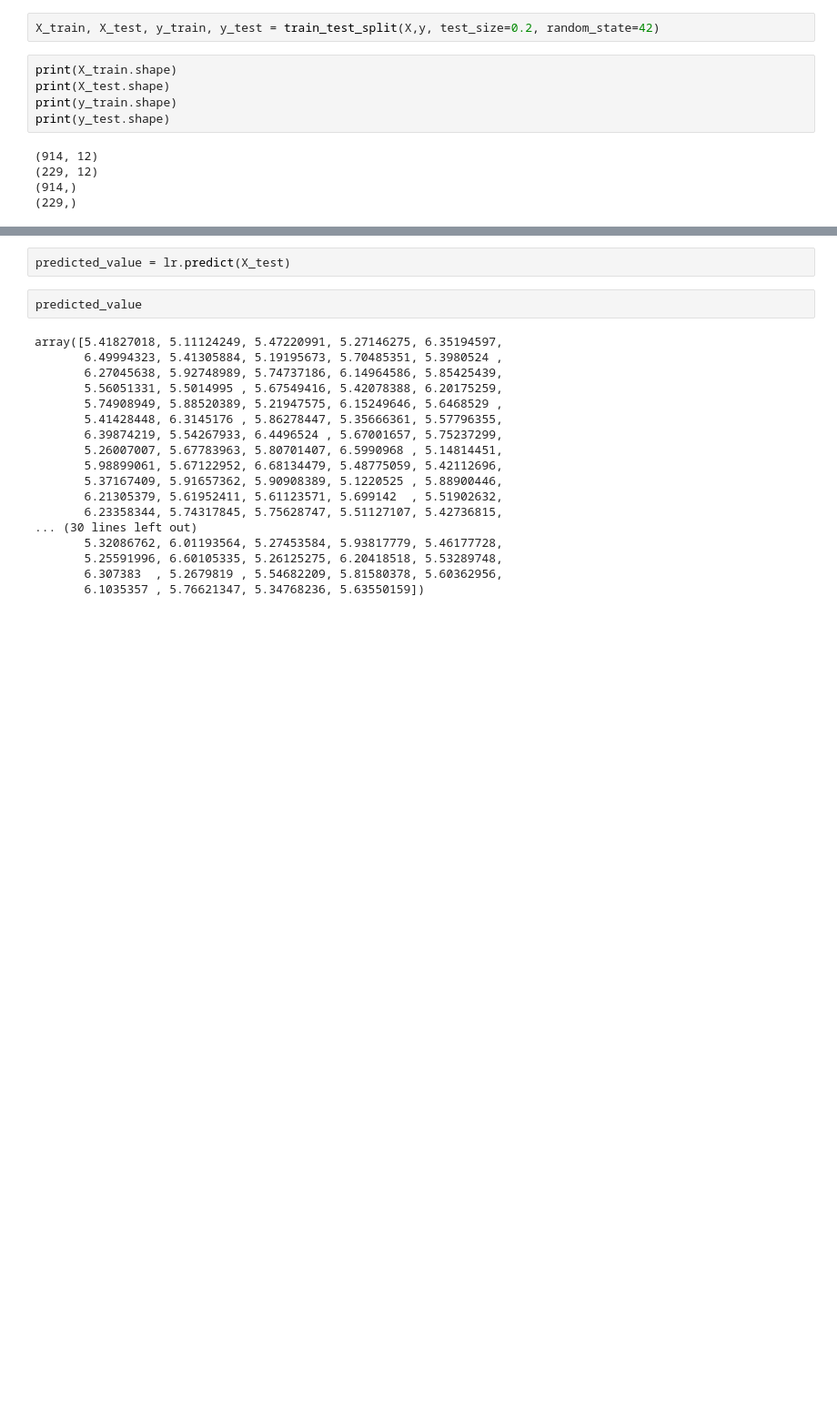
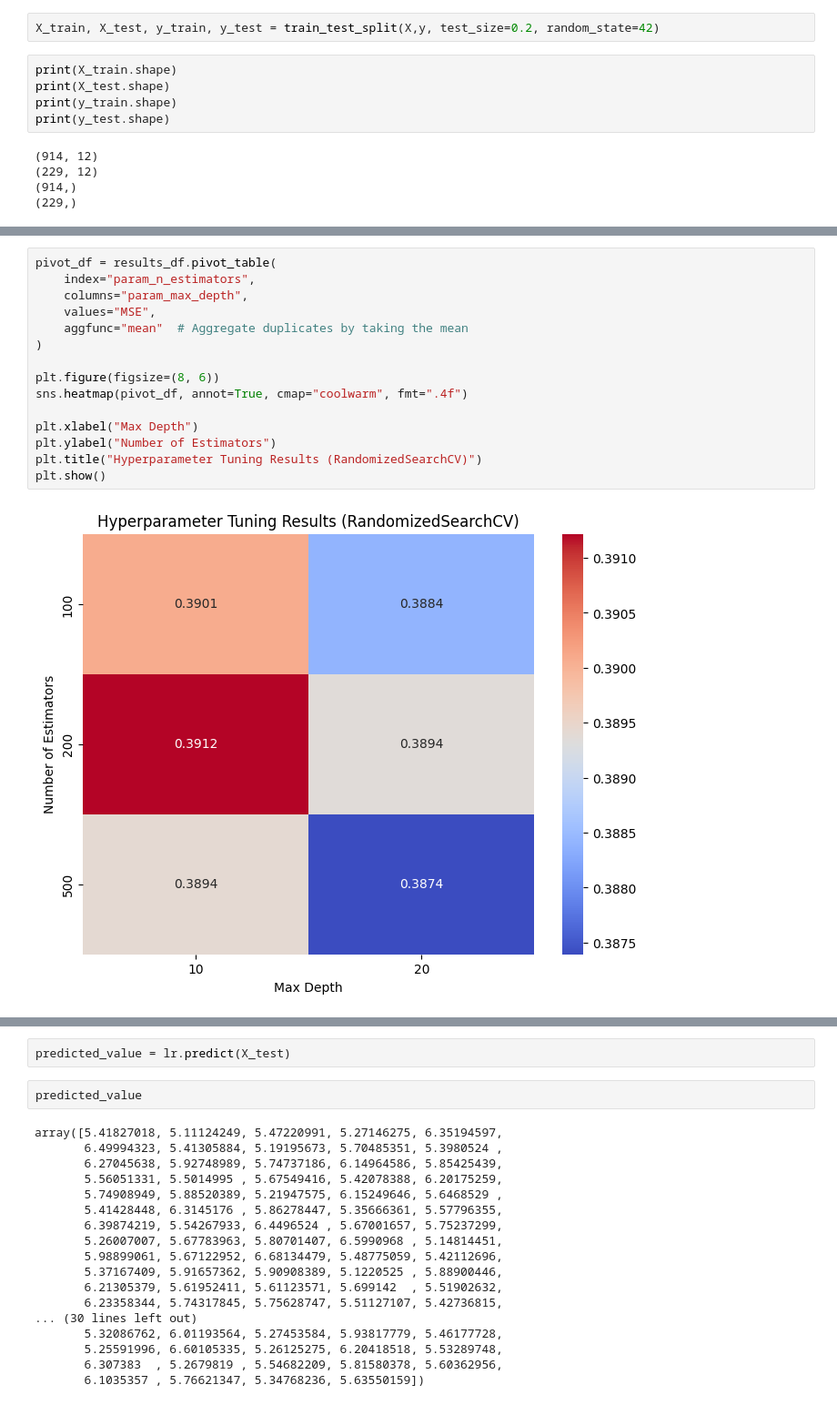
Before and after one commit to KrysyLev/End_to_end_ML_Wine_Quality_Prediction, a Jupyter notebook: research/Experiment.ipynb, the cells around one changed output, grey strips where cells are left out. Shown: that part at 91% size. Cells and saved outputs as stored; diff of their text form; blank space fills up the shorter version.

```diff
--- a/research/Experiment.ipynb
+++ b/research/Experiment.ipynb
@@ -144,0 +187,17 @@ def eval_metrics(actual, pred):
+# %%
+pivot_df = results_df.pivot_table(
+    index="param_n_estimators",
+    columns="param_max_depth",
+    values="MSE",
+    aggfunc="mean"  # Aggregate duplicates by taking the mean
+)
+
+plt.figure(figsize=(8, 6))
+sns.heatmap(pivot_df, annot=True, cmap="coolwarm", fmt=".4f")
+
+plt.xlabel("Max Depth")
+plt.ylabel("Number of Estimators")
+plt.title("Hyperparameter Tuning Results (RandomizedSearchCV)")
+plt.show()
+# %% [output]
+[figure, added]
```
Also changed, not shown: parts of 14 cells of this notebook.
